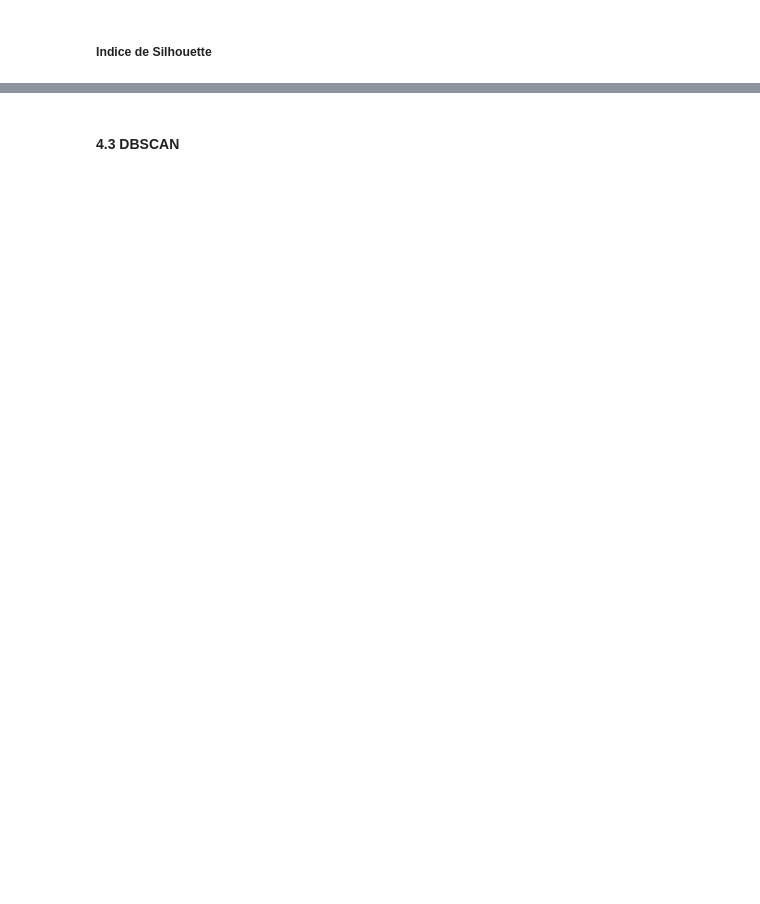
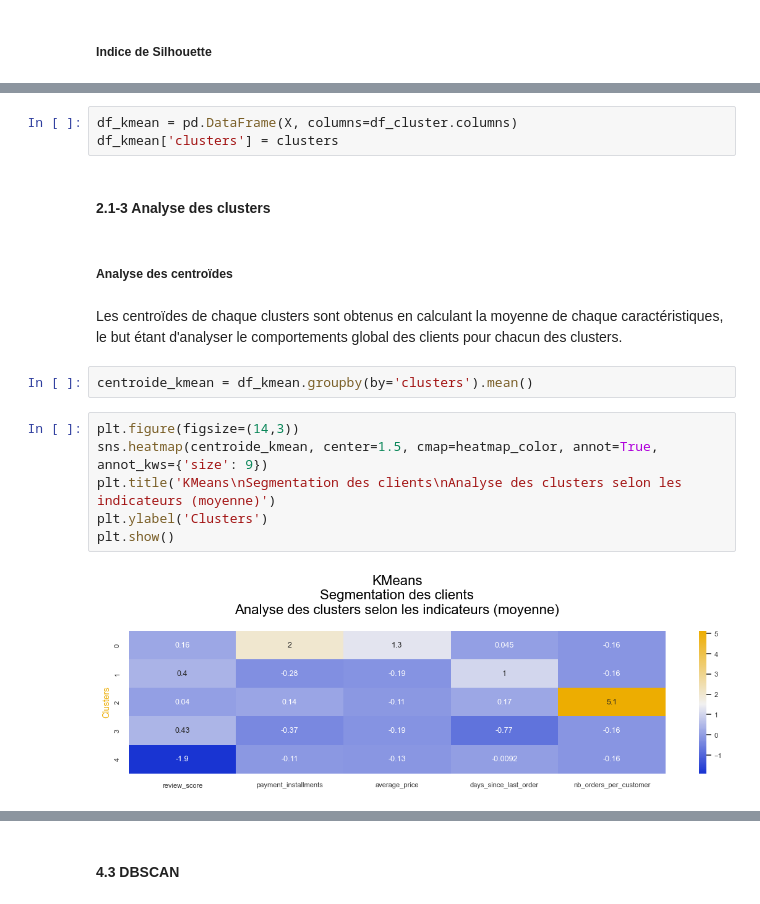
Before and after one commit to RR-DataSciences/P5_Segmentez_Des_Clients_Dun_Site_e_commerce, a Jupyter notebook: P5_Modelling.ipynb, the cells around one changed output, grey strips where cells are left out. Drawn from its saved outputs; the diff is of its cells as text; blank space fills up the shorter version.

```diff
--- a/P5_Modelling.ipynb
+++ b/P5_Modelling.ipynb
@@ -400,0 +274,19 @@ plt.show()
+# %%
+df_kmean = pd.DataFrame(X, columns=df_cluster.columns)
+df_kmean['clusters'] = clusters
+# %% [markdown]
+#### **2.1-3   Analyse des clusters**
+# %% [markdown]
+##### **Analyse des centroïdes**
+# %% [markdown]
+Les centroïdes de chaque clusters sont obtenus en calculant la moyenne de chaque caractéristiques, le but étant d'analyser le comportements global des clients pour chacun des clusters.
+# %%
+centroide_kmean = df_kmean.groupby(by='clusters').mean()
+# %%
+plt.figure(figsize=(14,3))
+sns.heatmap(centroide_kmean, center=1.5, cmap=heatmap_color, annot=True, annot_kws={'size': 9})
+plt.title('KMeans\nSegmentation des clients\nAnalyse des clusters selon les indicateurs (moyenne)')
+plt.ylabel('Clusters')
+plt.show()
+# %% [output]
+[figure, added]
```
Also changed, not shown: parts of 104 cells of this notebook, 3 other files.
